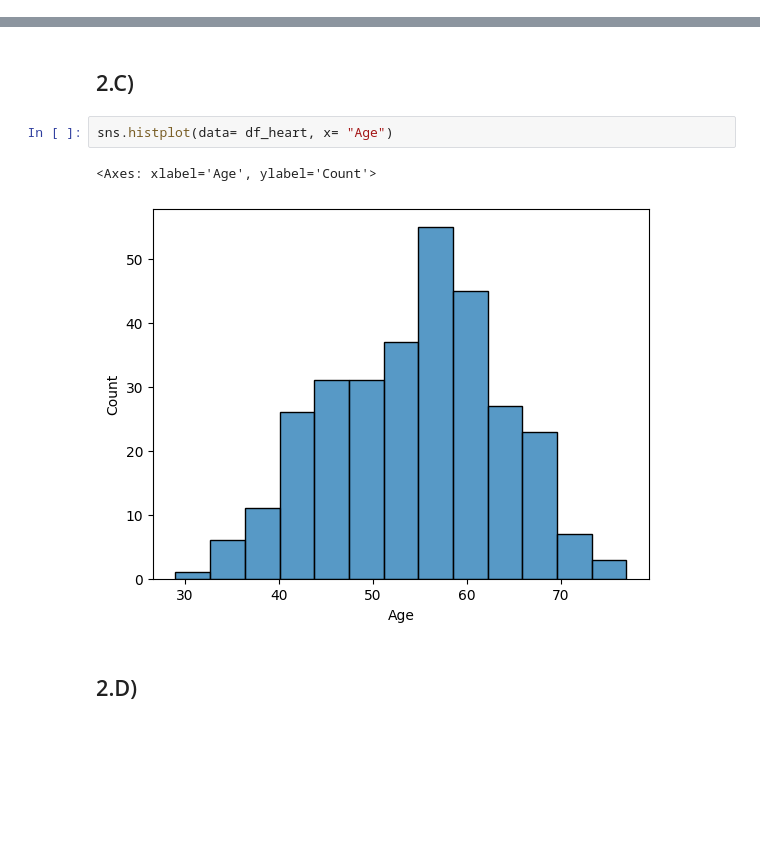
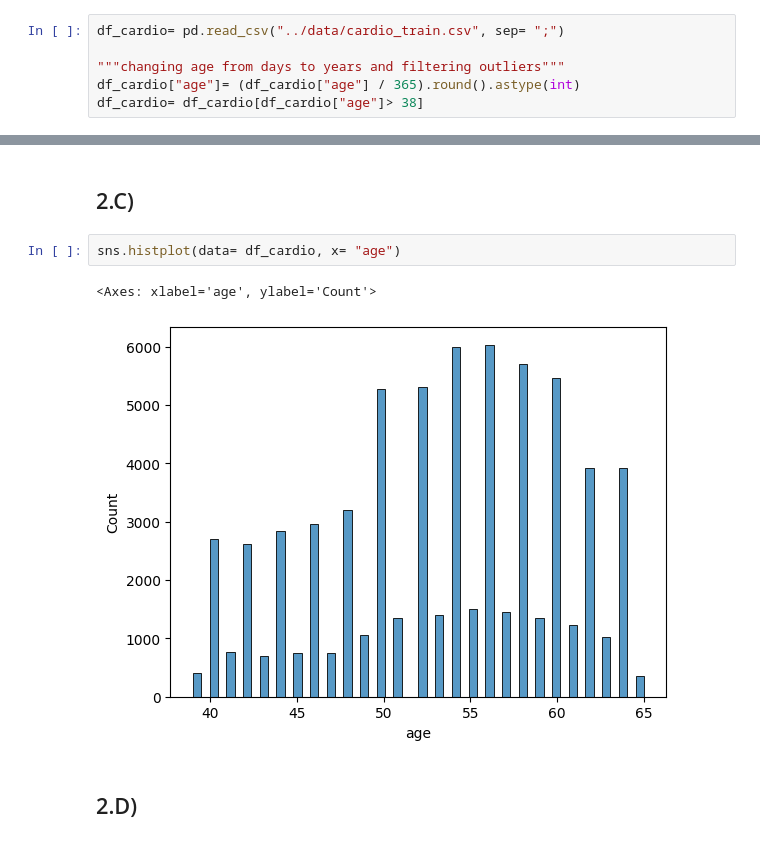
Before and after one commit to MiltonOberg/Artificial_Intelligence2-Milton-OPA23, a Jupyter notebook: Labb_1/labb_1.ipynb, the cells around one changed output, grey strips where cells are left out. Saved outputs shown, nothing was run; the diff lists cells and outputs as text; blank space fills up the shorter version.

```diff
--- a/Labb_1/labb_1.ipynb
+++ b/Labb_1/labb_1.ipynb
@@ -602,2 +584,8 @@ df_heart
+# %%
+df_cardio= pd.read_csv("../data/cardio_train.csv", sep= ";")
+
+"""changing age from days to years and filtering outliers"""
+df_cardio["age"]= (df_cardio["age"] / 365).round().astype(int)
+df_cardio= df_cardio[df_cardio["age"]> 38]
 # %% [markdown]
 ## 2.A)
@@ -671,9 +632,9 @@ plt.pie(category_counts, labels= category_counts.index, autopct='%1.1f%%', start
 # %% [markdown]
 ## 2.C)
 # %%
-sns.histplot(data= df_heart, x= "Age")
+sns.histplot(data= df_cardio, x= "age")
 # %% [output]
-<Axes: xlabel='Age', ylabel='Count'>
+<Axes: xlabel='age', ylabel='Count'>
-[figure, old version]
+[figure, new version]
 # %% [markdown]
 ## 2.D)
```
Also changed, not shown: parts of 13 cells of this notebook.
